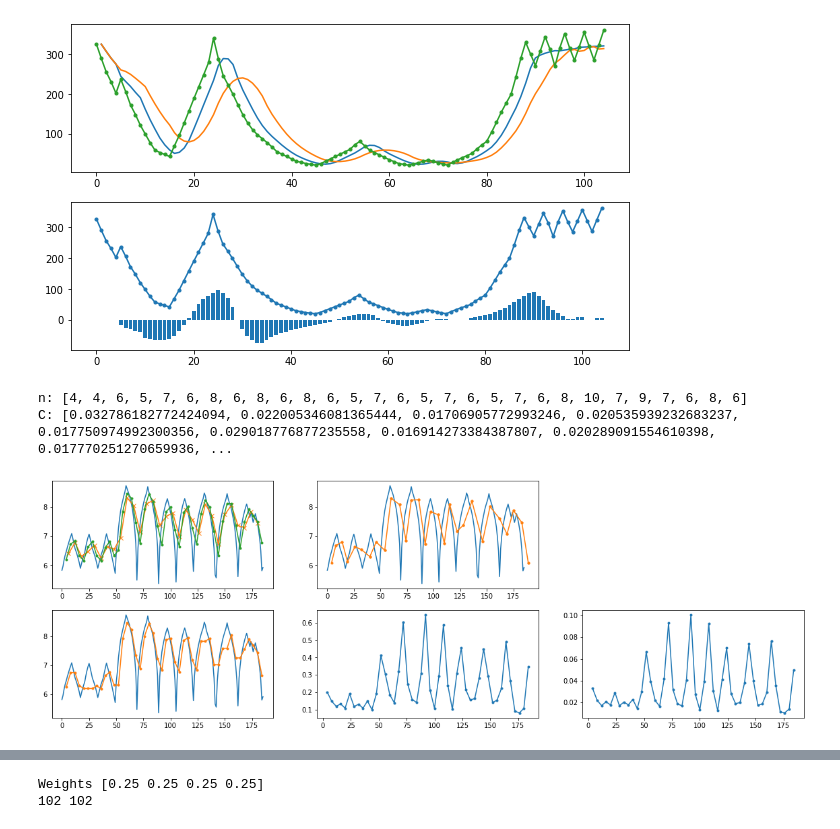
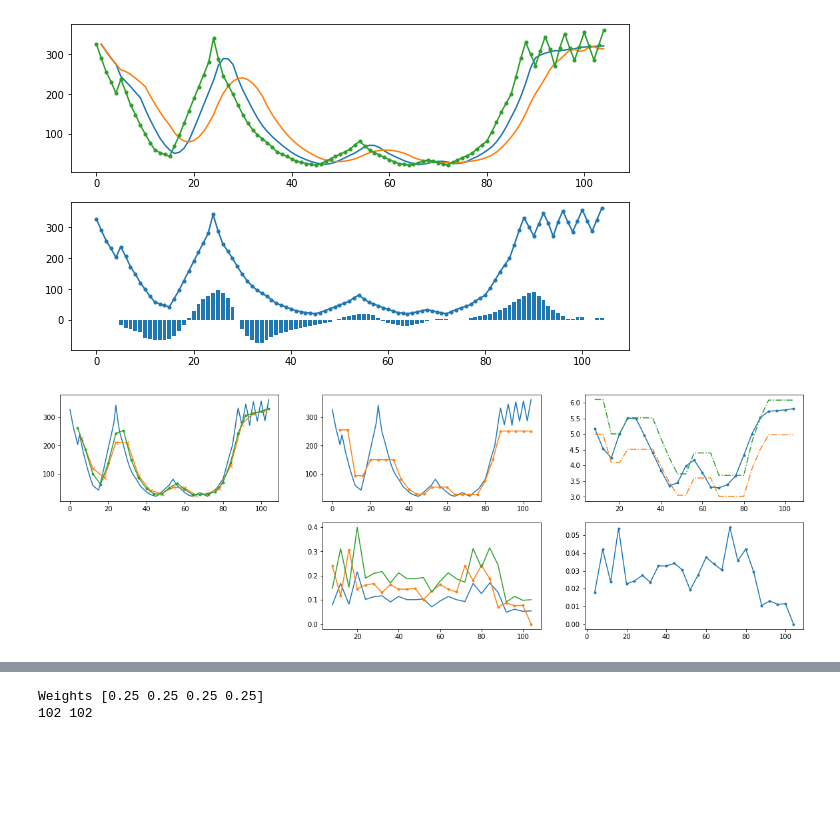
Before and after one commit to Whu-wxy/AmbientLightLab, a Jupyter notebook: filterTest.ipynb, the cells around one changed output, grey strips where cells are left out. Cells and saved outputs as stored; diff of their text form; code cells hidden in the pictures; blank space fills up the shorter version.

```diff
--- a/filterTest.ipynb
+++ b/filterTest.ipynb
@@ -366,10 +436,10 @@ plt.figure(figsize = (20,10))
 # plt.plot(s,label = '原始数据')
 #a取0-1之间，a越接近1越稳定，越接近0越灵敏
 # s = Hysteresis(s, 0.9)
-s = readFromRecord('record4.txt')
+s = readFromRecord('record2.txt')
 
 s = np.add(s, 1)
-s = np.log(s)  # ln
+# s = np.log(s)  # ln
 
 plt.subplot(3,3,1)
 plt.plot(s)
@@ -385,7 +455,6 @@ plt.plot(s)
 # plt.plot(list_s)
 
 list_s1, res_idx1, C_list1, sk1, std_list = Hysteresis2(s, 0.8, 6, False)
-plt.subplot(3,3,1)
 plt.plot(res_idx1,list_s1, marker='x')
 list_s2, res_idx, C_list, sk, std_list = Hysteresis2(s, 0.8, 4)
 plt.plot(res_idx, list_s2, marker='.')
@@ -409,10 +478,10 @@ plt.plot(res_idx, list_s2, marker='.')
 # plt.plot(res_idx[2:], rate_list, marker='.')
 
 
-list_s2, res_idx, C_list, sk, std_list = Hysteresis6(s, 0.8, 4)
-plt.subplot(3,3,2)
-plt.plot(s)
-plt.plot(res_idx, list_s2, marker='.')
+# list_s2, res_idx, C_list, sk, std_list = Hysteresis6(s, 0.8, 4)
+# plt.subplot(3,3,2)
+# plt.plot(s)
+# plt.plot(res_idx, list_s2, marker='.')
 
 
 # plt.subplot(3,3,4)
@@ -423,43 +492,69 @@ plt.plot(res_idx, list_s2, marker='.')
 # plt.plot(res_idx, list_s, marker='.')
 
 # plt.subplot(3,3,5)
 # list_s2, res_idx2, C_list2, sk2 = Hysteresis2(s, 0.7, 4, False)
 # plt.plot(res_idx, list_s, marker='.')
 # plt.plot(res_idx, list_s2)
 
 # 3_2前段最大最小：如果一直在0附近，变化很小，会经常变化，std应该类似
 # list_s3, res_idx, minmax_list = Hysteresis3(s, 0.7, 4, True, True, 8, 2, False)
 # plt.subplot(3,3,3)
 # plt.plot(s)
 # plt.plot(res_idx, list_s3, marker='.')
 # # plt.plot(res_idx, list_s2, marker='x')
 # # plt.plot(minmax_list[3], minmax_list[0], linestyle="-")
 # # plt.plot(minmax_list[3], minmax_list[1], linestyle="-")
 # # plt.plot(minmax_list[3], minmax_list[2], linestyle="-")
 
-list_s3, res_idx, minmax_list = Hysteresis3(s, 0.7, 4, True, False, 10, 2, False)
-plt.subplot(3,3,4)
+# list_s3, res_idx, minmax_list = Hysteresis3(s, 0.7, 4, True, False, 10, 2, False)
+# plt.subplot(3,3,4)
+# plt.plot(s)
+# plt.plot(res_idx, list_s3, marker='.')
+# # plt.plot(minmax_list[3], minmax_list[0], linestyle="-")
+# # plt.plot(minmax_list[3], minmax_list[1], linestyle="-")
+# # plt.plot(minmax_list[3], minmax_list[2], linestyle="-")
+
+
+list_s3, res_idx, minmax_list = Hysteresis_log_interval(s, 0.7, 4, True, True, False)
+plt.subplot(3,3,2)
 plt.plot(s)
 plt.plot(res_idx, list_s3, marker='.')
-# plt.plot(minmax_list[3], minmax_list[0], linestyle="-")
-# plt.plot(minmax_list[3], minmax_list[1], linestyle="-")
-# plt.plot(minmax_list[3], minmax_list[2], linestyle="-")
+plt.subplot(3,3,3)
+plt.plot(minmax_list[3], minmax_list[1], linestyle="-", marker='.')
+# minmax_list[3] = np.add(minmax_list[3],4)
+plt.plot(minmax_list[3], minmax_list[0], linestyle="-.")
+plt.plot(minmax_list[3], minmax_list[2], linestyle="-.")
+# print(minmax_list[0])
+# print(minmax_list[1])
+# print(minmax_list[2])
 
+
+list_s3, res_idx, minmax_list = Hysteresis_log_interval(s, 0.7, 4, True, False, False)
+# plt.subplot(3,3,4)
+# plt.plot(s)
+# plt.plot(res_idx, list_s3, marker='.')
 plt.subplot(3,3,5)
-mean, std, C_list, idx_list = MA_Sec(s, 4)
-plt.plot(idx_list, std, marker='.')
-plt.subplot(3,3,6)
-plt.plot(idx_list, C_list, marker='.')
-print('C:', C_list)
+plt.plot(minmax_list[3], minmax_list[0], linestyle="-")                 # 上一次log_std min
+plt.plot(minmax_list[3], minmax_list[1], linestyle="-", marker='.')    # 当前log_std
+plt.plot(minmax_list[3], minmax_list[2], linestyle="-")
+# print(minmax_list[0])
+# print(minmax_list[1])
+# print(minmax_list[2])
+
+
+# plt.subplot(3,3,5)
+# mean, std, C_list, idx_list = MA_Sec(s, 4)
+# plt.plot(idx_list, std, marker='.')
+# plt.subplot(3,3,6)
+# plt.plot(idx_list, C_list, marker='.')
+# print('C:', C_list)
 
 # list_s4, res_idx = Hysteresis5(s, 0.7, 4)
 # plt.subplot(3,3,3)
 # plt.plot(res_idx, list_s4, marker='.')
 # plt.plot(s)
 # plt.plot(res_idx, list_s2, marker='x')
 
 plt.show()
 # %% [output]
-n: [4, 4, 6, 5, 7, 6, 8, 6, 8, 6, 8, 6, 5, 7, 6, 5, 7, 6, 5, 7, 6, 8, 10, 7, 9, 7, 6, 8, 6]
-C: [0.032786182772424094, 0.022005346081365444, 0.01706905772993246, 0.020535939232683237, 0.017750974992300356, 0.029018776877235558, 0.016914273384387807, 0.020289091554610398, 0.017770251270659936, ...
-[figure, old version]
+[figure, new version]
```
Also changed, not shown: parts of 2 cells of this notebook, 12 other files.
